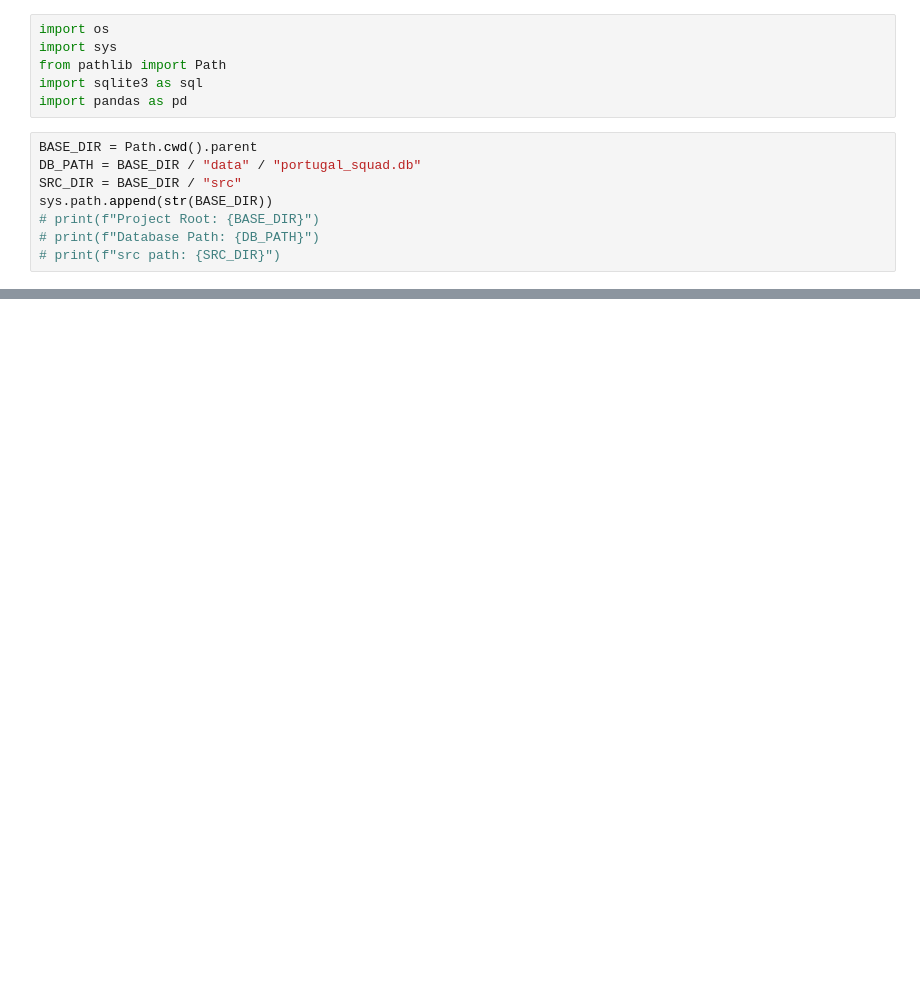
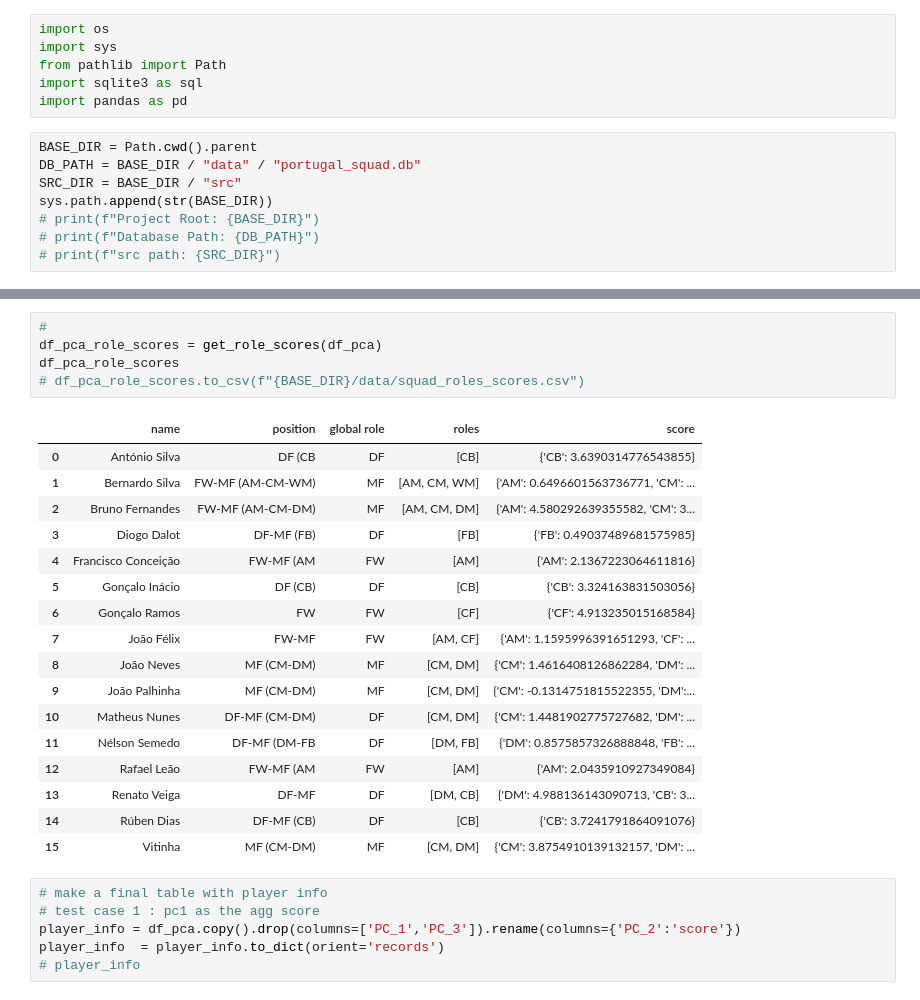
Before and after one commit to ashfaque-tk/role-aware-squad-optimization, a Jupyter notebook: notebooks/01_milp_v1.ipynb, the cells around one changed output, grey strips where cells are left out. Cells and saved outputs as stored; diff of their text form; blank space fills up the shorter version.

```diff
--- a/notebooks/01_milp_v1.ipynb
+++ b/notebooks/01_milp_v1.ipynb
@@ -141,0 +367,29 @@ df_mid.head()
+# %%
+#
+df_pca_role_scores = get_role_scores(df_pca)
+df_pca_role_scores
+# df_pca_role_scores.to_csv(f"{BASE_DIR}/data/squad_roles_scores.csv")
+# %% [output]
+|  | name | position | global role | roles | score |
+| 0 | António Silva | DF (CB | DF | [CB] | {'CB': 3.6390314776543855} |
+| 1 | Bernardo Silva | FW-MF (AM-CM-WM) | MF | [AM, CM, WM] | {'AM': 0.6496601563736771, 'CM': ... |
+| 2 | Bruno Fernandes | FW-MF (AM-CM-DM) | MF | [AM, CM, DM] | {'AM': 4.580292639355582, 'CM': 3... |
+| 3 | Diogo Dalot | DF-MF (FB) | DF | [FB] | {'FB': 0.49037489681575985} |
+| 4 | Francisco Conceição | FW-MF (AM | FW | [AM] | {'AM': 2.1367223064611816} |
+| 5 | Gonçalo Inácio | DF (CB) | DF | [CB] | {'CB': 3.324163831503056} |
+| 6 | Gonçalo Ramos | FW | FW | [CF] | {'CF': 4.913235015168584} |
+| 7 | João Félix | FW-MF | FW | [AM, CF] | {'AM': 1.1595996391651293, 'CF': ... |
+| 8 | João Neves | MF (CM-DM) | MF | [CM, DM] | {'CM': 1.4616408126862284, 'DM': ... |
+| 9 | João Palhinha | MF (CM-DM) | MF | [CM, DM] | {'CM': -0.1314751815522355, 'DM':... |
+| 10 | Matheus Nunes | DF-MF (CM-DM) | DF | [CM, DM] | {'CM': 1.4481902775727682, 'DM': ... |
+| 11 | Nélson Semedo | DF-MF (DM-FB | DF | [DM, FB] | {'DM': 0.8575857326888848, 'FB': ... |
+| 12 | Rafael Leão | FW-MF (AM | FW | [AM] | {'AM': 2.0435910927349084} |
+| 13 | Renato Veiga | DF-MF | DF | [DM, CB] | {'DM': 4.988136143090713, 'CB': 3... |
+| 14 | Rúben Dias | DF-MF (CB) | DF | [CB] | {'CB': 3.7241791864091076} |
+| 15 | Vitinha | MF (CM-DM) | MF | [CM, DM] | {'CM': 3.8754910139132157, 'DM': ... |
+# %%
+# make a final table with player info
+# test case 1 : pc1 as the agg score
+player_info = df_pca.copy().drop(columns=['PC_1','PC_3']).rename(columns={'PC_2':'score'})
+player_info  = player_info.to_dict(orient='records')
+# player_info
```
Also changed, not shown: parts of 48 cells of this notebook, 7 other files.
